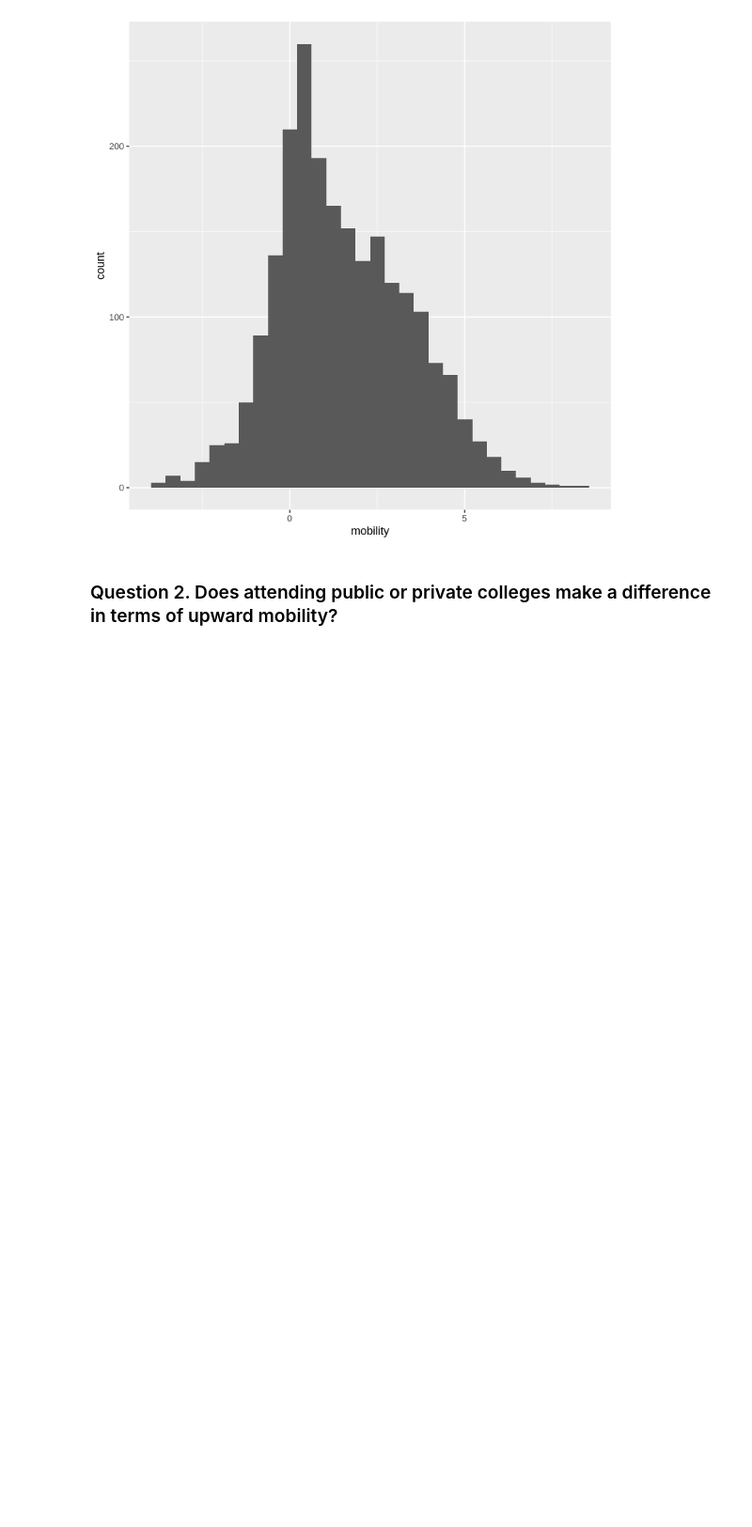
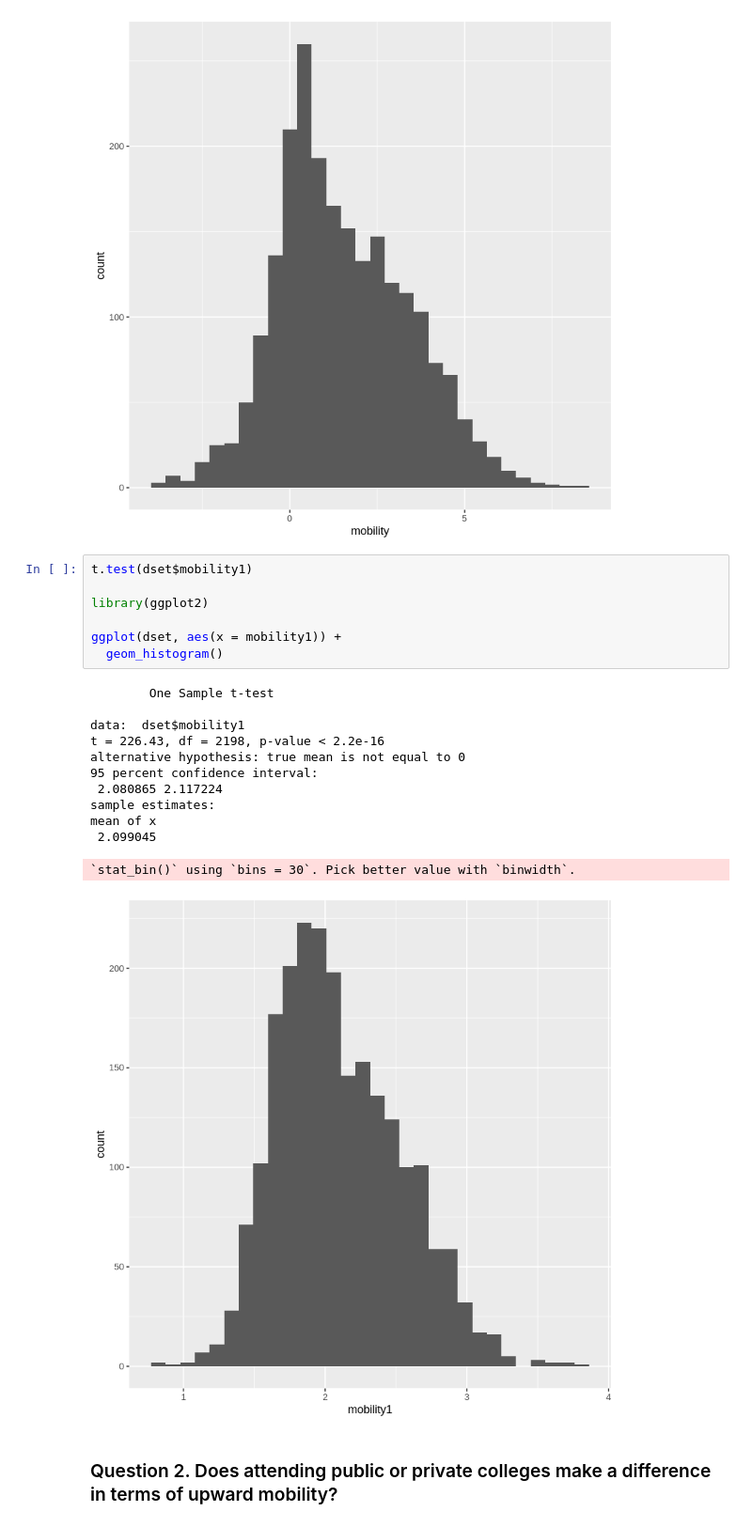
Before and after one commit to XinlanFu/GroupProject, a Jupyter notebook: QUESTION56_rvd.ipynb, the cells around one changed output. Shown: that part at 94% size. Cells and saved outputs as stored; diff of their text form; blank space fills up the shorter version.

```diff
--- a/QUESTION56_rvd.ipynb
+++ b/QUESTION56_rvd.ipynb
@@ -89,6 +89,26 @@ mean of x
  1.517165
 `stat_bin()` using `bins = 30`. Pick better value with `binwidth`.
 [figure]
+# %%
+t.test(dset$mobility1)
+
+library(ggplot2)
+
+ggplot(dset, aes(x = mobility1)) +
+  geom_histogram()
+# %% [output]
+        One Sample t-test
+
+data:  dset$mobility1
+t = 226.43, df = 2198, p-value < 2.2e-16
+alternative hypothesis: true mean is not equal to 0
+95 percent confidence interval:
+ 2.080865 2.117224
+sample estimates:
+mean of x
+ 2.099045
+`stat_bin()` using `bins = 30`. Pick better value with `binwidth`.
+[figure, added]
 # %% [markdown]
 ### Question 2. Does attending public or private colleges make a difference in terms of upward mobility?
 # %%
```
Also changed, not shown: parts of 7 cells of this notebook.
